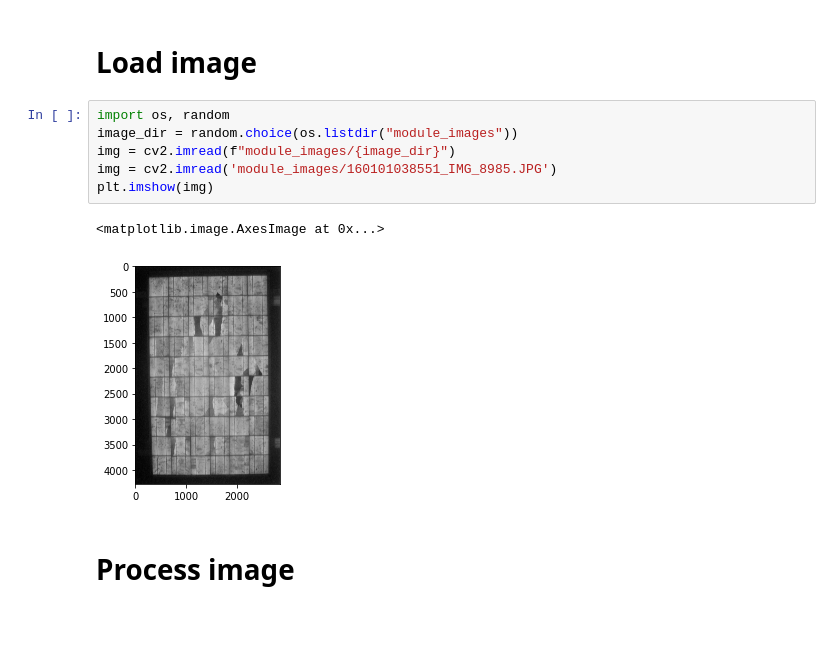
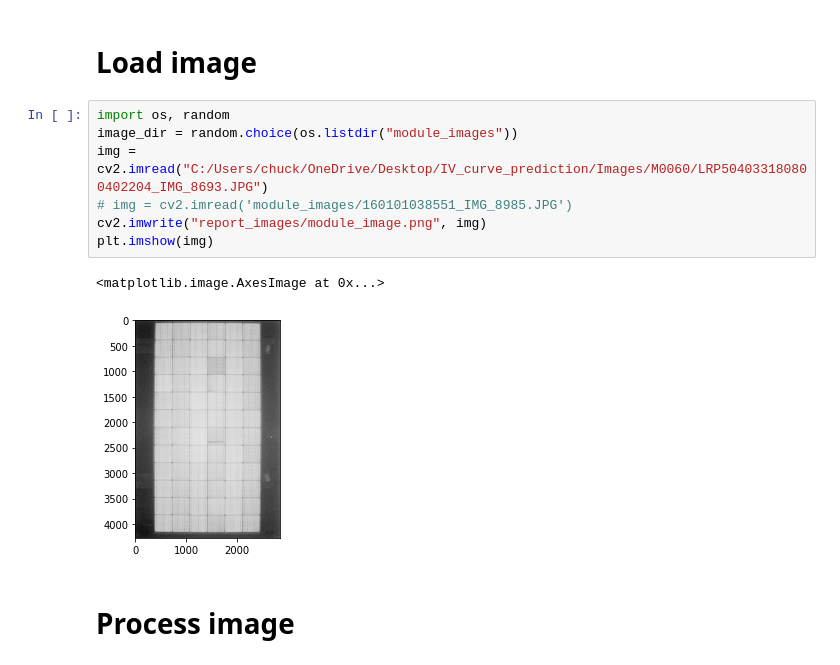
Before and after one commit to charlieHowcroft/PV-EL-image, a Jupyter notebook: solarel/Report_maker/report_maker.ipynb, the cells around one changed output. Drawn from its saved outputs; the diff is of its cells as text; blank space fills up the shorter version.

```diff
--- a/solarel/Report_maker/report_maker.ipynb
+++ b/solarel/Report_maker/report_maker.ipynb
@@ -15,12 +15,13 @@ import time
 # %%
 import os, random
 image_dir = random.choice(os.listdir("module_images"))
-img = cv2.imread(f"module_images/{image_dir}")
-img = cv2.imread('module_images/160101038551_IMG_8985.JPG')
+img = cv2.imread("C:/Users/chuck/OneDrive/Desktop/IV_curve_prediction/Images/M0060/LRP504033180800402204_IMG_8693.JPG")
+# img = cv2.imread('module_images/160101038551_IMG_8985.JPG')
+cv2.imwrite("report_images/module_image.png", img)
 plt.imshow(img)
 # %% [output]
 <matplotlib.image.AxesImage at 0x...>
-[figure, old version]
+[figure, new version]
 # %% [markdown]
 # Process image
 # %%
```
Also changed, not shown: parts of 11 cells of this notebook, 16 other files.
